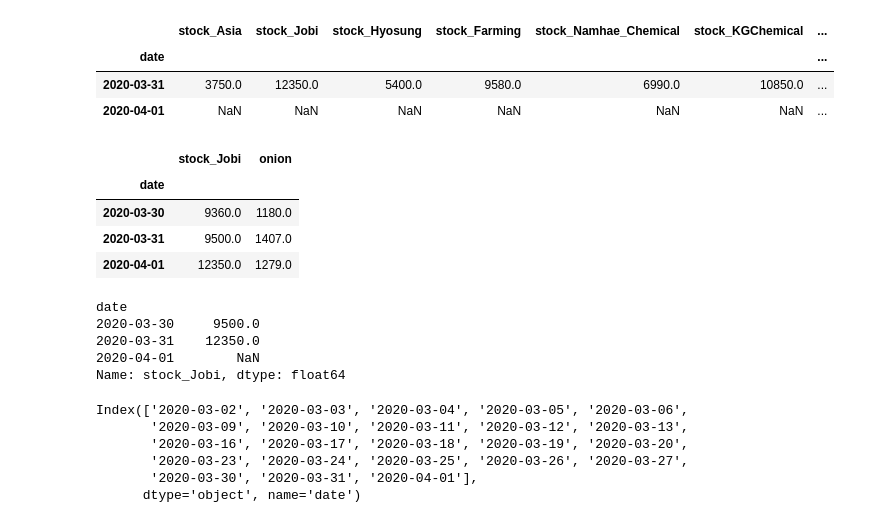
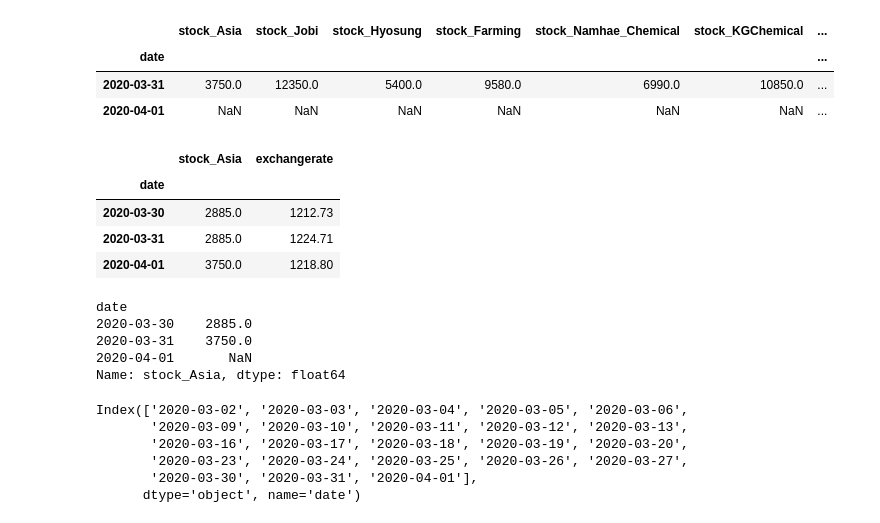
Before and after one commit to sunnight9507/BitAcademy, a Jupyter notebook: Project/Predict_stock.ipynb, the cells around one changed output. Saved outputs shown, nothing was run; the diff lists cells and outputs as text; code cells hidden in the pictures.

```diff
--- a/Project/Predict_stock.ipynb
+++ b/Project/Predict_stock.ipynb
@@ -61,20 +61,20 @@ data.tail(2)
 | 2020-03-31 | 3750.0 | 12350.0 | 5400.0 | 9580.0 | 6990.0 | 10850.0 | ... |
 | 2020-04-01 | NaN | NaN | NaN | NaN | NaN | NaN | ... |
 # %%
-target_name = 'stock_Jobi'
-target_names = [target_name, 'onion']
+target_name = 'stock_Asia'
+target_names = [target_name, 'exchangerate']
 #df = data[]
 shift_steps = 1
 
 df = data[target_names].shift(1)
 
 df.tail(3)
 # %% [output]
-|  | stock_Jobi | onion |
+|  | stock_Asia | exchangerate |
 | date |  |  |
-| 2020-03-30 | 9360.0 | 1180.0 |
-| 2020-03-31 | 9500.0 | 1407.0 |
-| 2020-04-01 | 12350.0 | 1279.0 |
+| 2020-03-30 | 2885.0 | 1212.73 |
+| 2020-03-31 | 2885.0 | 1224.71 |
+| 2020-04-01 | 3750.0 | 1218.80 |
 # %%
 df_targets = df[target_name].shift(-shift_steps)
 # df_targets = df.shift(-shift_steps)
@@ -82,10 +82,10 @@ df_targets = df[target_name].shift(-shift_steps)
 df_targets.tail(3)
 # %% [output]
 date
-2020-03-30     9500.0
-2020-03-31    12350.0
-2020-04-01        NaN
-Name: stock_Jobi, dtype: float64
+2020-03-30    2885.0
+2020-03-31    3750.0
+2020-04-01       NaN
+Name: stock_Asia, dtype: float64
 # %%
 df.index[-23:]
 # %% [output]
```
Also changed, not shown: parts of 20 cells of this notebook.
